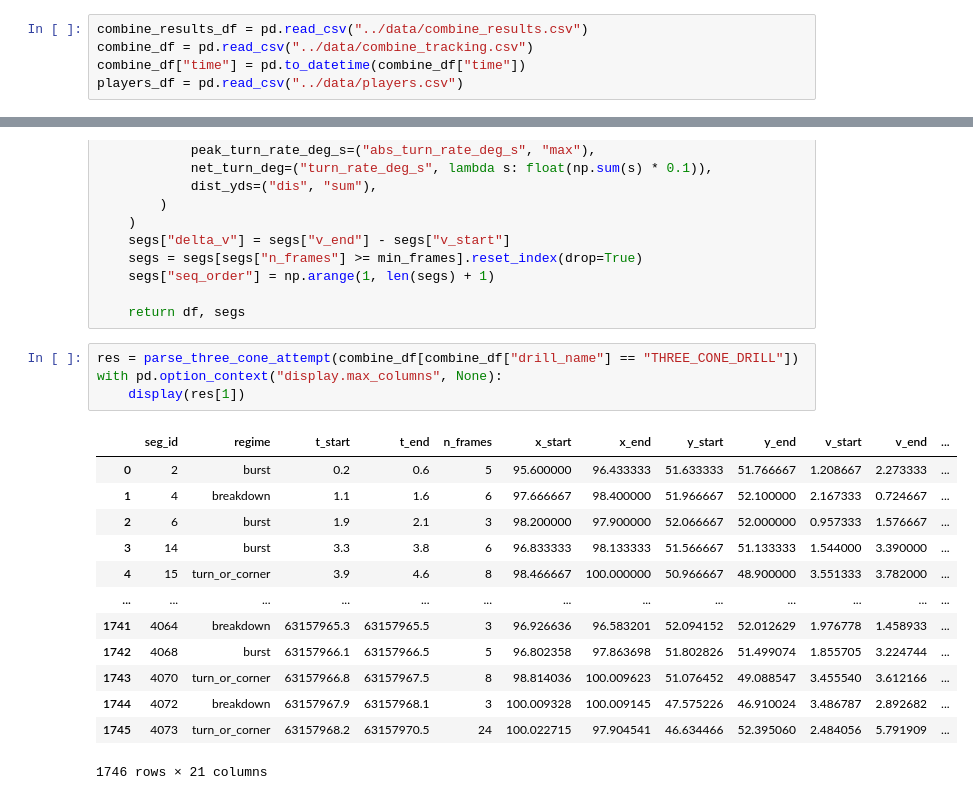
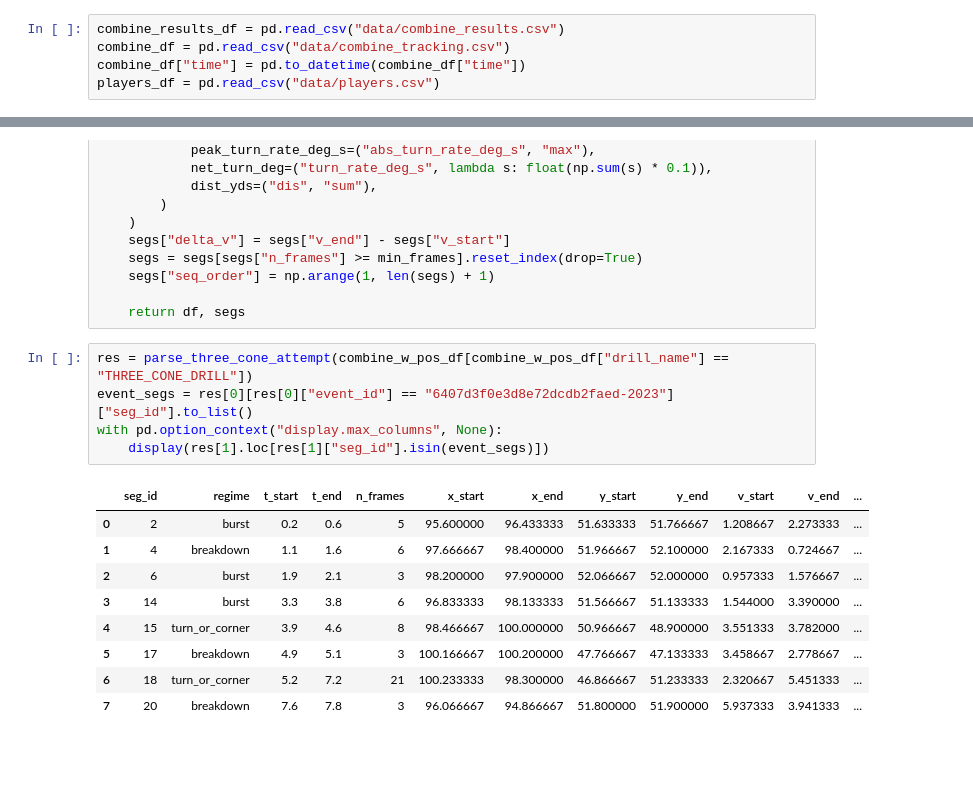
Before and after one commit to gatywilliam/numlds-400-final-project, a Jupyter notebook: src/local_eda_wgaty.ipynb, the cells around one changed output, grey strips where cells are left out. Saved outputs shown, nothing was run; the diff lists cells and outputs as text; blank space fills up the shorter version.

```diff
--- a/src/local_eda_wgaty.ipynb
+++ b/src/local_eda_wgaty.ipynb
@@ -23,8 +26,8 @@ OperationalError: unable to open database file
 # %%
-combine_results_df = pd.read_csv("../data/combine_results.csv")
-combine_df = pd.read_csv("../data/combine_tracking.csv")
+combine_results_df = pd.read_csv("data/combine_results.csv")
+combine_df = pd.read_csv("data/combine_tracking.csv")
 combine_df["time"] = pd.to_datetime(combine_df["time"])
-players_df = pd.read_csv("../data/players.csv")
+players_df = pd.read_csv("data/players.csv")
 # %%
 def draw_nfl_field(ax, x_min=0, x_max=120, y_max=53.333):
     """Draw a clean top-down NFL field in yards."""
@@ -804,21 +793,18 @@ def parse_three_cone_attempt(
 
     return df, segs
 # %%
-res = parse_three_cone_attempt(combine_df[combine_df["drill_name"] == "THREE_CONE_DRILL"])
+res = parse_three_cone_attempt(combine_w_pos_df[combine_w_pos_df["drill_name"] == "THREE_CONE_DRILL"])
+event_segs = res[0][res[0]["event_id"] == "6407d3f0e3d8e72dcdb2faed-2023"]["seg_id"].to_list()
 with pd.option_context("display.max_columns", None):
-    display(res[1])
+    display(res[1].loc[res[1]["seg_id"].isin(event_segs)])
 # %% [output]
 |  | seg_id | regime | t_start | t_end | n_frames | x_start | x_end | y_start | y_end | v_start | v_end | ... |
 | 0 | 2 | burst | 0.2 | 0.6 | 5 | 95.600000 | 96.433333 | 51.633333 | 51.766667 | 1.208667 | 2.273333 | ... |
 | 1 | 4 | breakdown | 1.1 | 1.6 | 6 | 97.666667 | 98.400000 | 51.966667 | 52.100000 | 2.167333 | 0.724667 | ... |
 | 2 | 6 | burst | 1.9 | 2.1 | 3 | 98.200000 | 97.900000 | 52.066667 | 52.000000 | 0.957333 | 1.576667 | ... |
 | 3 | 14 | burst | 3.3 | 3.8 | 6 | 96.833333 | 98.133333 | 51.566667 | 51.133333 | 1.544000 | 3.390000 | ... |
 | 4 | 15 | turn_or_corner | 3.9 | 4.6 | 8 | 98.466667 | 100.000000 | 50.966667 | 48.900000 | 3.551333 | 3.782000 | ... |
-| ... | ... | ... | ... | ... | ... | ... | ... | ... | ... | ... | ... | ... |
-| 1741 | 4064 | breakdown | 63157965.3 | 63157965.5 | 3 | 96.926636 | 96.583201 | 52.094152 | 52.012629 | 1.976778 | 1.458933 | ... |
-| 1742 | 4068 | burst | 63157966.1 | 63157966.5 | 5 | 96.802358 | 97.863698 | 51.802826 | 51.499074 | 1.855705 | 3.224744 | ... |
-| 1743 | 4070 | turn_or_corner | 63157966.8 | 63157967.5 | 8 | 98.814036 | 100.009623 | 51.076452 | 49.088547 | 3.455540 | 3.612166 | ... |
-| 1744 | 4072 | breakdown | 63157967.9 | 63157968.1 | 3 | 100.009328 | 100.009145 | 47.575226 | 46.910024 | 3.486787 | 2.892682 | ... |
-| 1745 | 4073 | turn_or_corner | 63157968.2 | 63157970.5 | 24 | 100.022715 | 97.904541 | 46.634466 | 52.395060 | 2.484056 | 5.791909 | ... |
+| 5 | 17 | breakdown | 4.9 | 5.1 | 3 | 100.166667 | 100.200000 | 47.766667 | 47.133333 | 3.458667 | 2.778667 | ... |
+| 6 | 18 | turn_or_corner | 5.2 | 7.2 | 21 | 100.233333 | 98.300000 | 46.866667 | 51.233333 | 2.320667 | 5.451333 | ... |
+| 7 | 20 | breakdown | 7.6 | 7.8 | 3 | 96.066667 | 94.866667 | 51.800000 | 51.900000 | 5.937333 | 3.941333 | ... |
-1746 rows × 21 columns
 # %%
```
Also changed, not shown: parts of 16 cells of this notebook.
